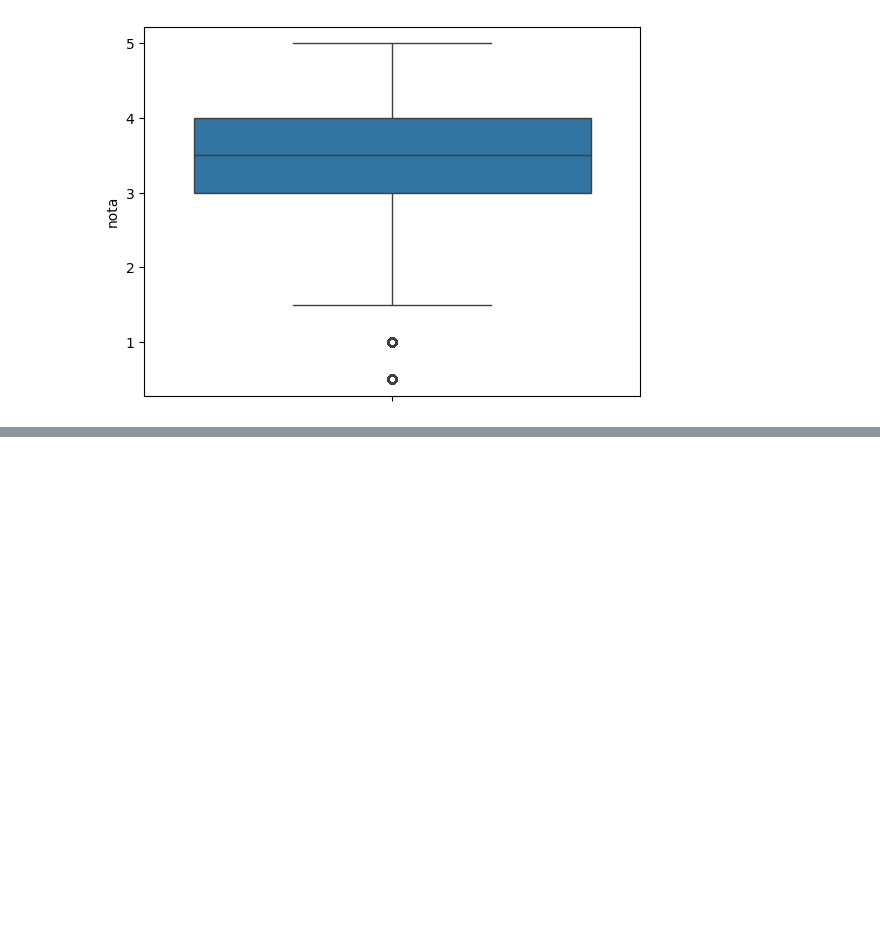
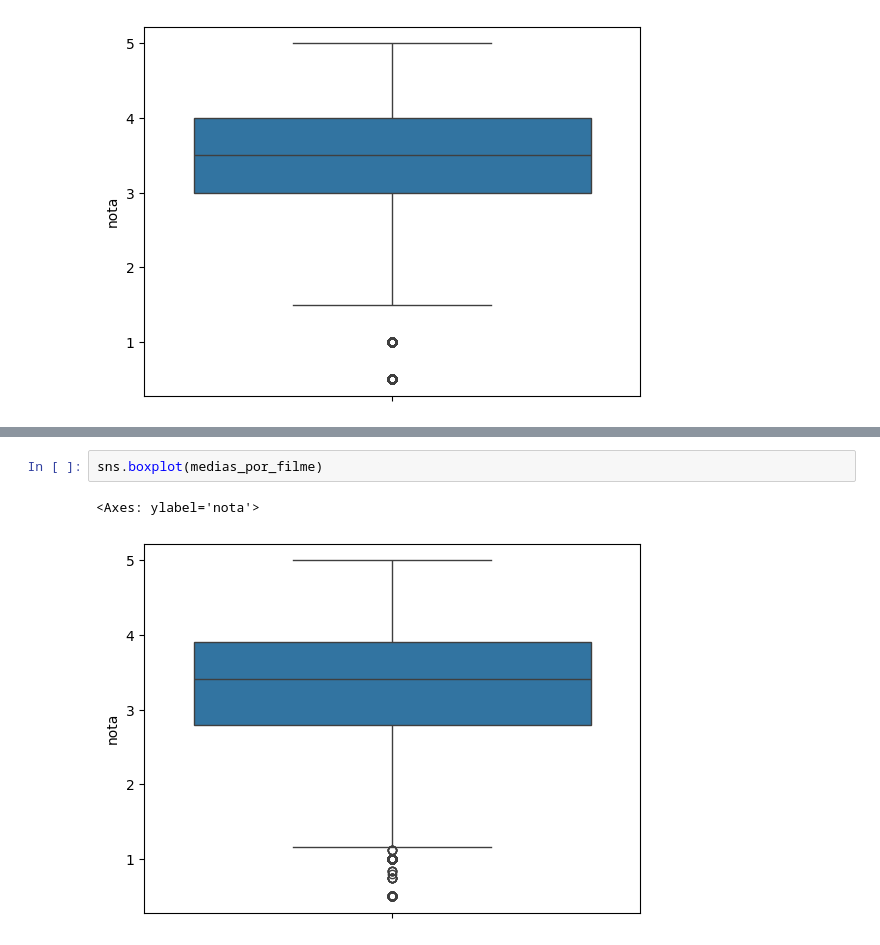
Before and after one commit to lucasrabd/DataScienceStudy, a Jupyter notebook: DataScienceIntroduction.ipynb, the cells around one changed output, grey strips where cells are left out. Cells and saved outputs as stored; diff of their text form; blank space fills up the shorter version.

```diff
--- a/DataScienceIntroduction.ipynb
+++ b/DataScienceIntroduction.ipynb
@@ -86,0 +137,5 @@ sns.boxplot(notas.nota)
+# %%
+sns.boxplot(medias_por_filme)
+# %% [output]
+<Axes: ylabel='nota'>
+[figure, added]
```
Also changed, not shown: parts of 13 cells of this notebook.
